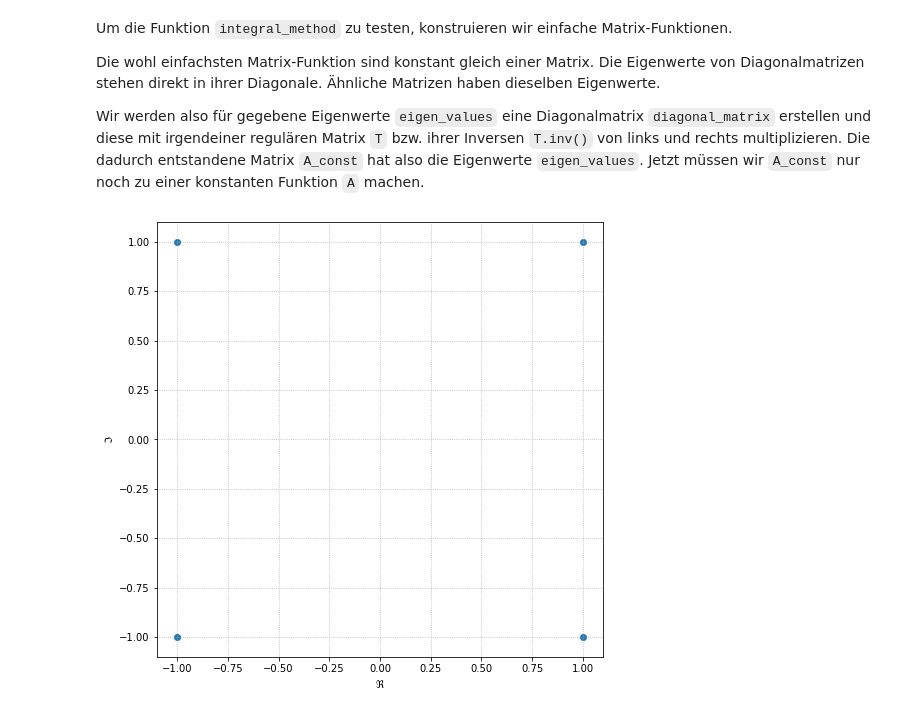
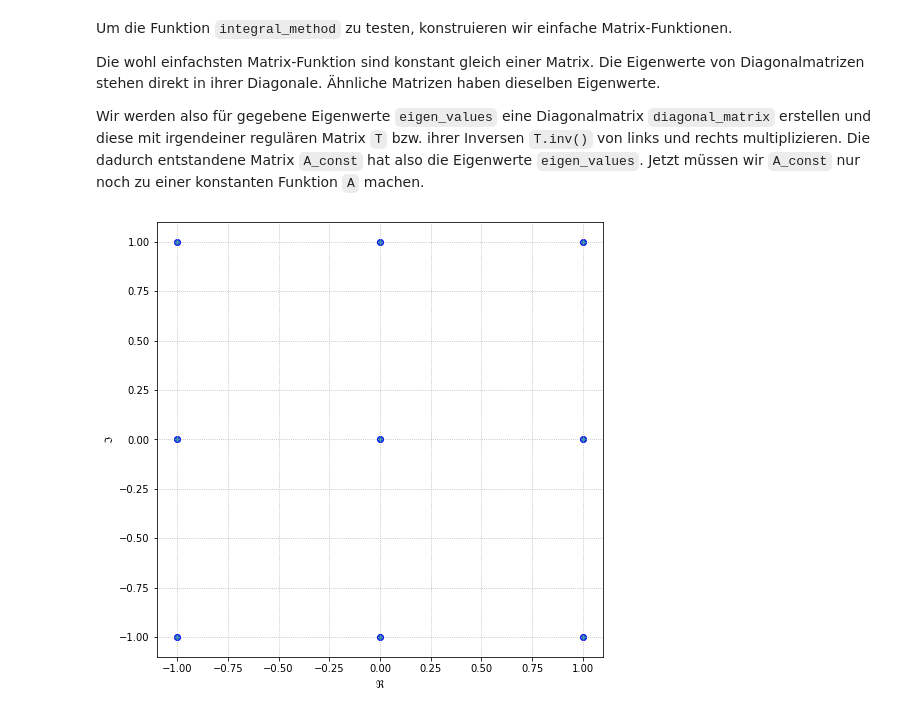
Before and after one commit to MrWhiteRichard/Fundament-Mathematik, a Jupyter notebook: WS_2020-21/SemNumLinAlg/Nichtlineare Eigenwertprobleme/main.ipynb, the cells around one changed output. Cells and saved outputs as stored; diff of their text form; code cells hidden in the pictures.

```diff
--- a/WS_2020-21/SemNumLinAlg/Nichtlineare Eigenwertprobleme/main.ipynb
+++ b/WS_2020-21/SemNumLinAlg/Nichtlineare Eigenwertprobleme/main.ipynb
@@ -41,7 +41,7 @@ Q = lambda m, f, R, z: Q_zero(
     R
 )
 # %%
-def plot_complex(numbers, title = None):
+def plot_complex(numbers, approx_numbers = None, title = None):
 
     fig = plt.figure(figsize = (8, 8))
 
@@ -49,8 +49,16 @@ def plot_complex(numbers, title = None):
         *np.array([
             [number.real, number.imag]
             for number in numbers
-        ]).transpose()
+        ]).transpose(), edgecolors = "blue"
     )
+
+    if approx_numbers:
+        plt.scatter(
+            *np.array([
+                [number.real, number.imag]
+                for number in approx_numbers
+            ]).transpose(), edgecolors = "red"
+        )
 
     plt.grid(linestyle = ':')
     plt.xlabel('$\Re$')
@@ -174,11 +183,12 @@ Wir werden also für gegebene Eigenwerte `eigen_values` eine Diagonalmatrix `dia
 Die dadurch entstandene Matrix `A_const` hat also die Eigenwerte `eigen_values`.
 Jetzt müssen wir `A_const` nur noch zu einer konstanten Funktion `A` machen.
 # %%
-eigen_values = [1 + 1j, 1 - 1j, -1 + 1j, -1 - 1j]
+eigen_values = [1 + 1j, 1 - 1j, -1 + 1j, -1 - 1j, 0, 1, 1j, -1j, -1]
+N = len(eigen_values)
 
 plot_complex(eigen_values)
 # %% [output]
-[figure, old version]
+[figure, new version]
 # %%
 # diagonal matrix with eigen values in diagonal
 diagonal_matrix = np.diag(eigen_values)
```
Also changed, not shown: parts of 7 cells of this notebook.
